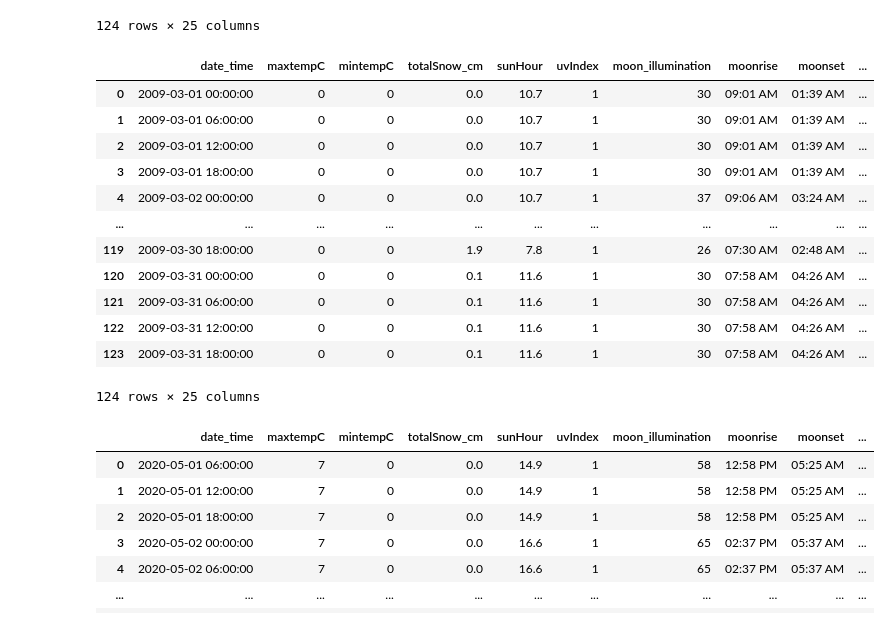
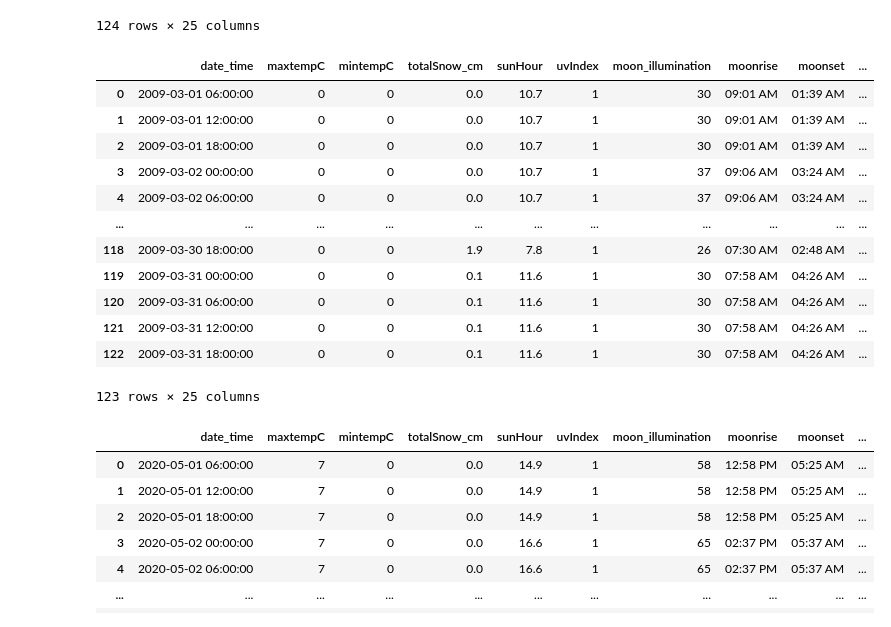
Before and after one commit to BloomTech-Labs/Labs26-Citrics-DS-TeamA, a Jupyter notebook: notebooks/historical_weather.ipynb, the cells around one changed output. Saved outputs shown, nothing was run; the diff lists cells and outputs as text; code cells hidden in the pictures.

```diff
--- a/notebooks/historical_weather.ipynb
+++ b/notebooks/historical_weather.ipynb
@@ -206,32 +207,31 @@ march_2009
 124 rows × 25 columns
 # %%
 subsets = []
-
-subsets.append(march_2009)
 
 # splits[3:-3] for short, splits[1:-2] for long
 
 for j in range(len(splits[3:-3]) - 1):
     subset = an[an.date_time > splits[j]]
     subset = subset[subset.date_time < splits[j + 1]]
     subset = subset.reset_index(drop=True)
     subsets.append(subset)
 
+subsets = subsets[2:]
 subsets[0]
 # %% [output]
 |  | date_time | maxtempC | mintempC | totalSnow_cm | sunHour | uvIndex | moon_illumination | moonrise | moonset | ... |
-| 0 | 2009-03-01 00:00:00 | 0 | 0 | 0.0 | 10.7 | 1 | 30 | 09:01 AM | 01:39 AM | ... |
-| 1 | 2009-03-01 06:00:00 | 0 | 0 | 0.0 | 10.7 | 1 | 30 | 09:01 AM | 01:39 AM | ... |
-| 2 | 2009-03-01 12:00:00 | 0 | 0 | 0.0 | 10.7 | 1 | 30 | 09:01 AM | 01:39 AM | ... |
-| 3 | 2009-03-01 18:00:00 | 0 | 0 | 0.0 | 10.7 | 1 | 30 | 09:01 AM | 01:39 AM | ... |
-| 4 | 2009-03-02 00:00:00 | 0 | 0 | 0.0 | 10.7 | 1 | 37 | 09:06 AM | 03:24 AM | ... |
+| 0 | 2009-03-01 06:00:00 | 0 | 0 | 0.0 | 10.7 | 1 | 30 | 09:01 AM | 01:39 AM | ... |
+| 1 | 2009-03-01 12:00:00 | 0 | 0 | 0.0 | 10.7 | 1 | 30 | 09:01 AM | 01:39 AM | ... |
+| 2 | 2009-03-01 18:00:00 | 0 | 0 | 0.0 | 10.7 | 1 | 30 | 09:01 AM | 01:39 AM | ... |
+| 3 | 2009-03-02 00:00:00 | 0 | 0 | 0.0 | 10.7 | 1 | 37 | 09:06 AM | 03:24 AM | ... |
+| 4 | 2009-03-02 06:00:00 | 0 | 0 | 0.0 | 10.7 | 1 | 37 | 09:06 AM | 03:24 AM | ... |
 | ... | ... | ... | ... | ... | ... | ... | ... | ... | ... | ... |
-| 119 | 2009-03-30 18:00:00 | 0 | 0 | 1.9 | 7.8 | 1 | 26 | 07:30 AM | 02:48 AM | ... |
-| 120 | 2009-03-31 00:00:00 | 0 | 0 | 0.1 | 11.6 | 1 | 30 | 07:58 AM | 04:26 AM | ... |
-| 121 | 2009-03-31 06:00:00 | 0 | 0 | 0.1 | 11.6 | 1 | 30 | 07:58 AM | 04:26 AM | ... |
-| 122 | 2009-03-31 12:00:00 | 0 | 0 | 0.1 | 11.6 | 1 | 30 | 07:58 AM | 04:26 AM | ... |
-| 123 | 2009-03-31 18:00:00 | 0 | 0 | 0.1 | 11.6 | 1 | 30 | 07:58 AM | 04:26 AM | ... |
+| 118 | 2009-03-30 18:00:00 | 0 | 0 | 1.9 | 7.8 | 1 | 26 | 07:30 AM | 02:48 AM | ... |
+| 119 | 2009-03-31 00:00:00 | 0 | 0 | 0.1 | 11.6 | 1 | 30 | 07:58 AM | 04:26 AM | ... |
+| 120 | 2009-03-31 06:00:00 | 0 | 0 | 0.1 | 11.6 | 1 | 30 | 07:58 AM | 04:26 AM | ... |
+| 121 | 2009-03-31 12:00:00 | 0 | 0 | 0.1 | 11.6 | 1 | 30 | 07:58 AM | 04:26 AM | ... |
+| 122 | 2009-03-31 18:00:00 | 0 | 0 | 0.1 | 11.6 | 1 | 30 | 07:58 AM | 04:26 AM | ... |
-124 rows × 25 columns
+123 rows × 25 columns
 # %%
 subsets[-1]
 # %% [output]
```
Also changed, not shown: parts of 8 cells of this notebook.
